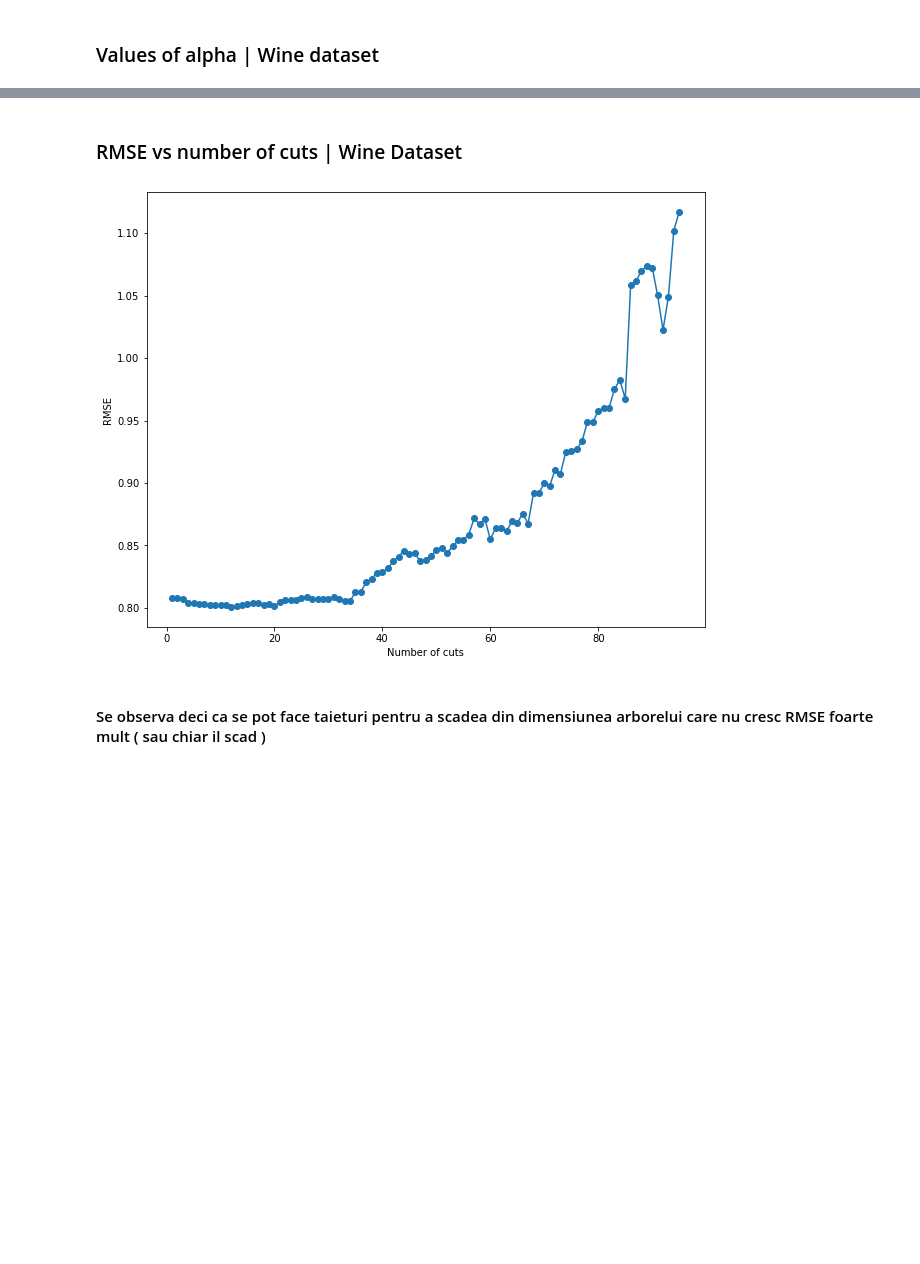
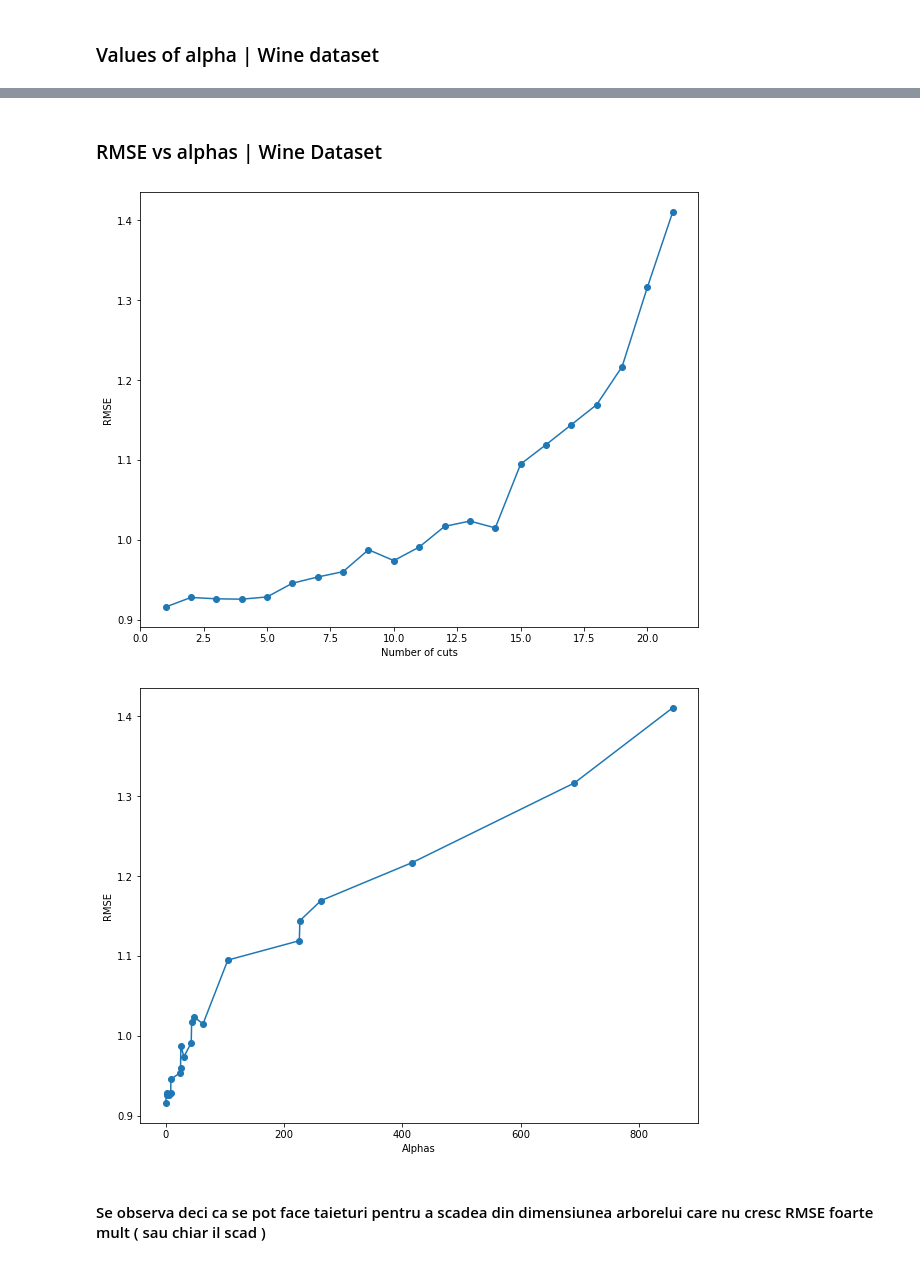
Before and after one commit to PrioteasaAndrei/Tema-IA-2, a Jupyter notebook: problem3.ipynb, the cells around one changed output, grey strips where cells are left out. Cells and saved outputs as stored; diff of their text form; code cells hidden in the pictures; blank space fills up the shorter version.

```diff
--- a/problem3.ipynb
+++ b/problem3.ipynb
@@ -333,11 +337,25 @@ def prune_node(rules,node):
         prune_node(right_child,node)
 
 ## has only right and left children which each have 2 predictions
+## il las si sa aiba alte forme mai reduse
 def is_in_final_form(rules):
     left_child = rules['left']
     right_child = rules['right']
 
-    cond_left = left_child['left'].get('prediction',None) != None and left_child['right'].get('prediction',None) != None
-    cond_right = right_child['left'].get('prediction',None) != None and right_child['right'].get('prediction',None) != None
+    if left_child.get('prediction',None) != None and right_child.get('prediction',None) != None:
+        return True
 
-    return cond_left and cond_right
+    # one_prediction_one_not_left = left_child.get('prediction',None) != None and (right_child['left'].get('prediction',None) != None and right_child['right'].get('prediction',None) != None)
+
+    # one_prediction_one_not_right = right_child.get('prediction',None) != None and (left_child['left'].get('prediction',None) != None and left_child['right'].get('prediction',None) != None)
+
+    # if one_prediction_one_not_left or one_prediction_one_not_right:
+    #     return True
+
+    # ## aici iau key error left
+    # cond_left = left_child['left'].get('prediction',None) != None and left_child['right'].get('prediction',None) != None
+    # cond_right = right_child['left'].get('prediction',None) != None and right_child['right'].get('prediction',None) != None
+
+    # return cond_left and cond_right
+
+    return False
@@ -385,0 +471,3 @@ X train: 1248  Y train: 1248  X Test:  351  Y test:  351
+# %%
+X_train,y_train,X_test,y_test = prepare_data()
+stats = pruning_algorithm(X_train,y_train,X_test,y_test)
@@ -397,14 +571,30 @@ plt.show()
 # %% [markdown]
-### RMSE vs number of cuts | Wine Dataset
+### RMSE vs alphas | Wine Dataset
 # %%
+
+scores = [el[0] for el in stats.values()]
+
 fig = plt.figure(figsize=(10, 8))
 plt.xlabel("Number of cuts")
 plt.ylabel("RMSE")
 plt.scatter([i+1 for i in range(len(scores))],scores)
 plt.plot([i+1 for i in range(len(scores))],scores)
 plt.show()
+
+## key: alpha
+## val[0] RMSE
+
+scores = [el[0] for el in stats.values()]
+
+fig = plt.figure(figsize=(10, 8))
+plt.xlabel("Alphas")
+plt.ylabel("RMSE")
+plt.scatter(list(stats.keys()),scores)
+plt.plot(list(stats.keys()),scores)
+plt.show()
 # %% [output]
-[figure, old version]
+[figure, new version]
+[figure, added]
 # %% [markdown]
 #### Se observa deci ca se pot face taieturi pentru a scadea din dimensiunea arborelui care nu cresc RMSE foarte mult ( sau chiar il scad )
 # %% [markdown]
```
Also changed, not shown: parts of 22 cells of this notebook, 2 other files.
